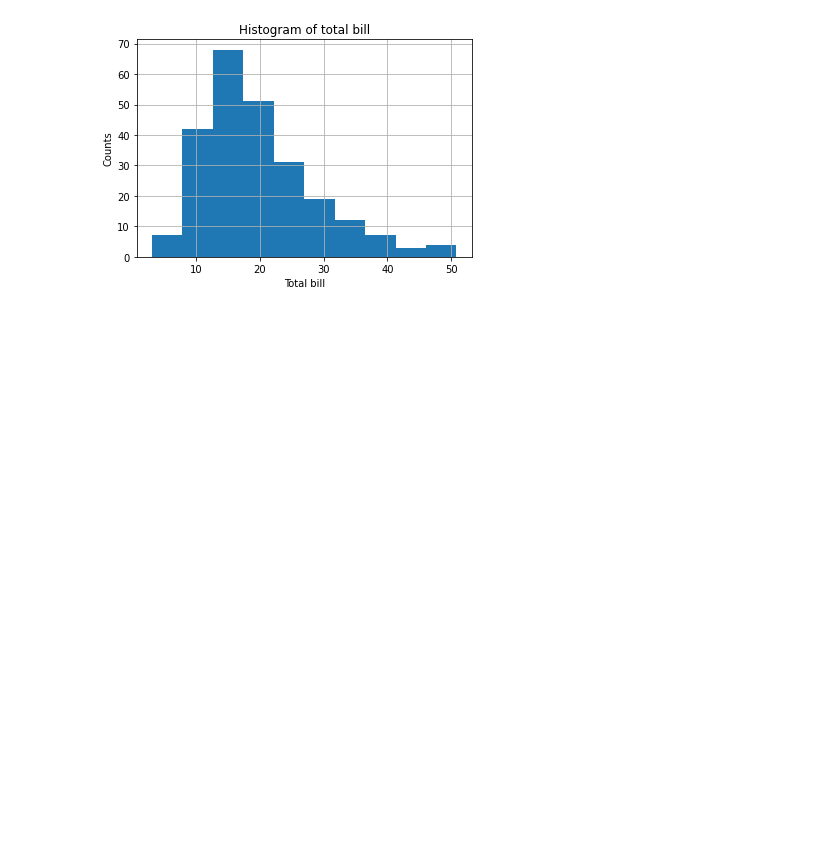
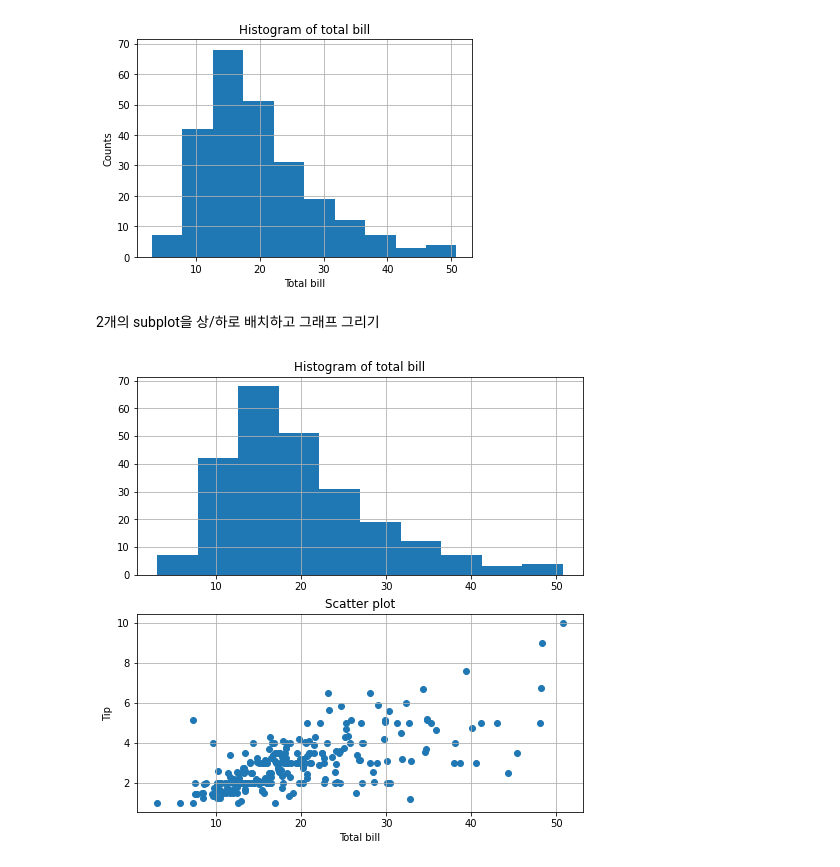
Before and after one commit to sejinseo/Itwill_Python, a Jupyter notebook: py21_matplotlib.ipynb, the cells around one changed output. Cells and saved outputs as stored; diff of their text form; code cells hidden in the pictures; blank space fills up the shorter version.

```diff
--- a/py21_matplotlib.ipynb
+++ b/py21_matplotlib.ipynb
@@ -52,3 +52,29 @@ axis.grid()
 plt.show()
 # %% [output]
 [figure]
+# %% [markdown]
+2개의 subplot을 상/하로 배치하고 그래프 그리기
+# %%
+# 1. figure 생성
+fig = plt.figure(figsize=(8, 8))
+
+# 2. subplot을 추가
+axis1 = fig.add_subplot(2, 1, 1)
+axis2 = fig.add_subplot(212) # add_subplot(2, 1, 2)와 동일.
+
+# 3. 각각의 subplot에 그래프를 그림.
+axis1.hist(x=tips['total_bill']) # 히스토그램
+axis2.scatter(x=tips['total_bill'], y=tips['tip']) # 산점도 그래프
+
+# 4. 각각의 그래프 옵션 설정
+axis1.set_title('Histogram of total bill')
+axis1.grid()
+axis2.set_title('Scatter plot')
+axis2.set_xlabel('Total bill')
+axis2.set_ylabel('Tip')
+axis2.grid()
+
+# 5. 그래프 보여주기
+plt.show()
+# %% [output]
+[figure, added]
```
Also changed, not shown: parts of 8 cells of this notebook.
